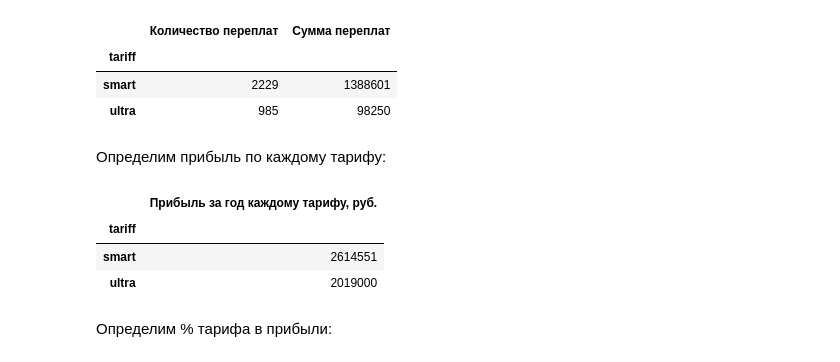
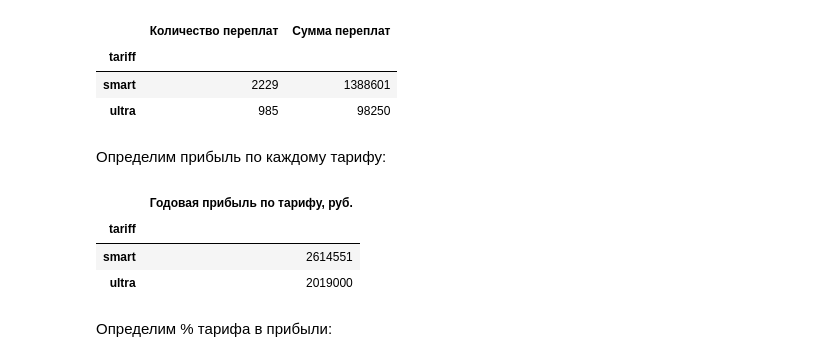
Before and after one commit to skd2314/yandex_practikum_da, a Jupyter notebook: 3_tariff_for_a_telecom_company/tariff_for_telecom.ipynb, the cells around one changed output. Cells and saved outputs as stored; diff of their text form; code cells hidden in the pictures.

```diff
--- a/3_tariff_for_a_telecom_company/tariff_for_telecom.ipynb
+++ b/3_tariff_for_a_telecom_company/tariff_for_telecom.ipynb
@@ -1528,10 +1528,10 @@ above_tariff
 Определим прибыль по каждому тарифу:
 # %%
 tariff_profit = df_all.pivot_table(index = 'tariff', values = 'profit_month', aggfunc='sum')
-tariff_profit.columns = ['Прибыль за год каждому тарифу, руб.']
+tariff_profit.columns = ['Годовая прибыль по тарифу, руб.']
 tariff_profit
 # %% [output]
-|  | Прибыль за год каждому тарифу, руб. |
+|  | Годовая прибыль по тарифу, руб. |
 | tariff |  |
 | smart | 2614551 |
 | ultra | 2019000 |
```
Also changed, not shown: parts of 24 cells of this notebook, 10 other files.
